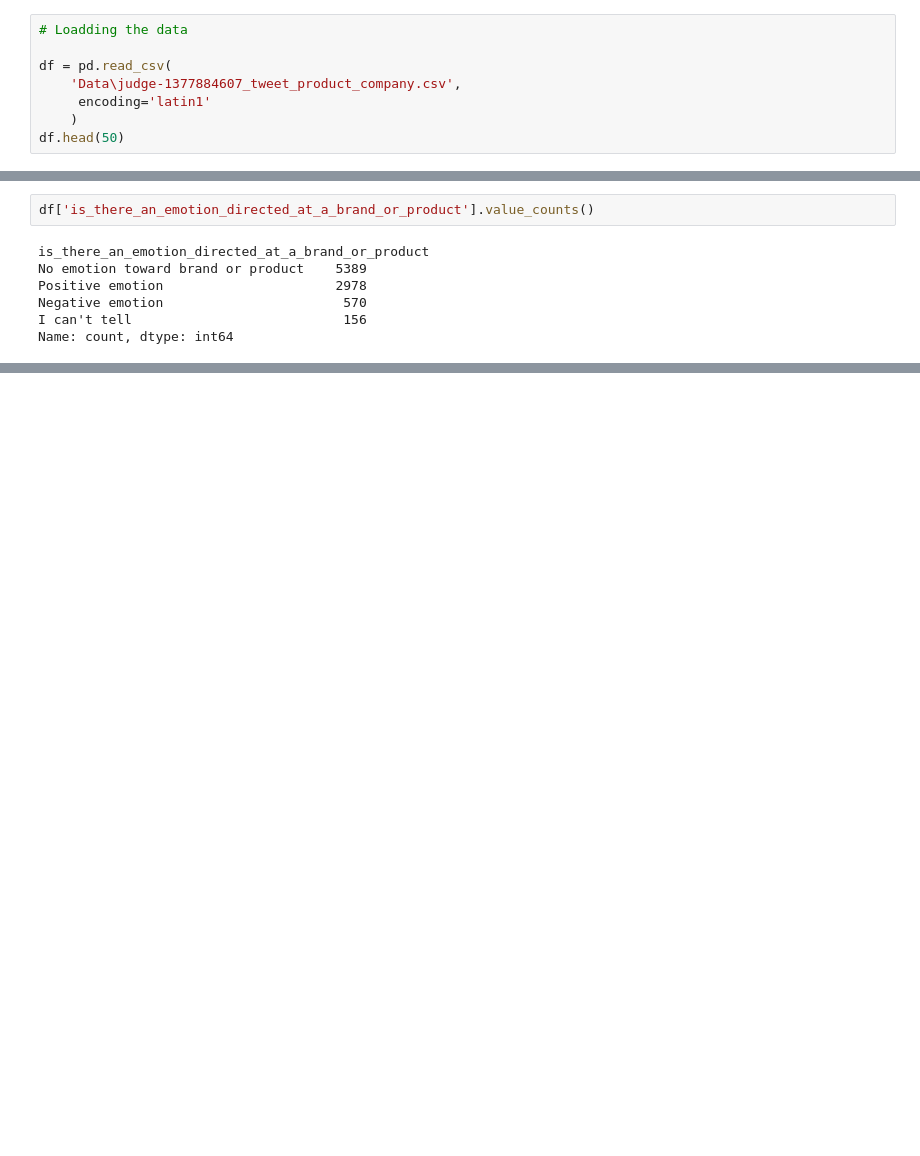
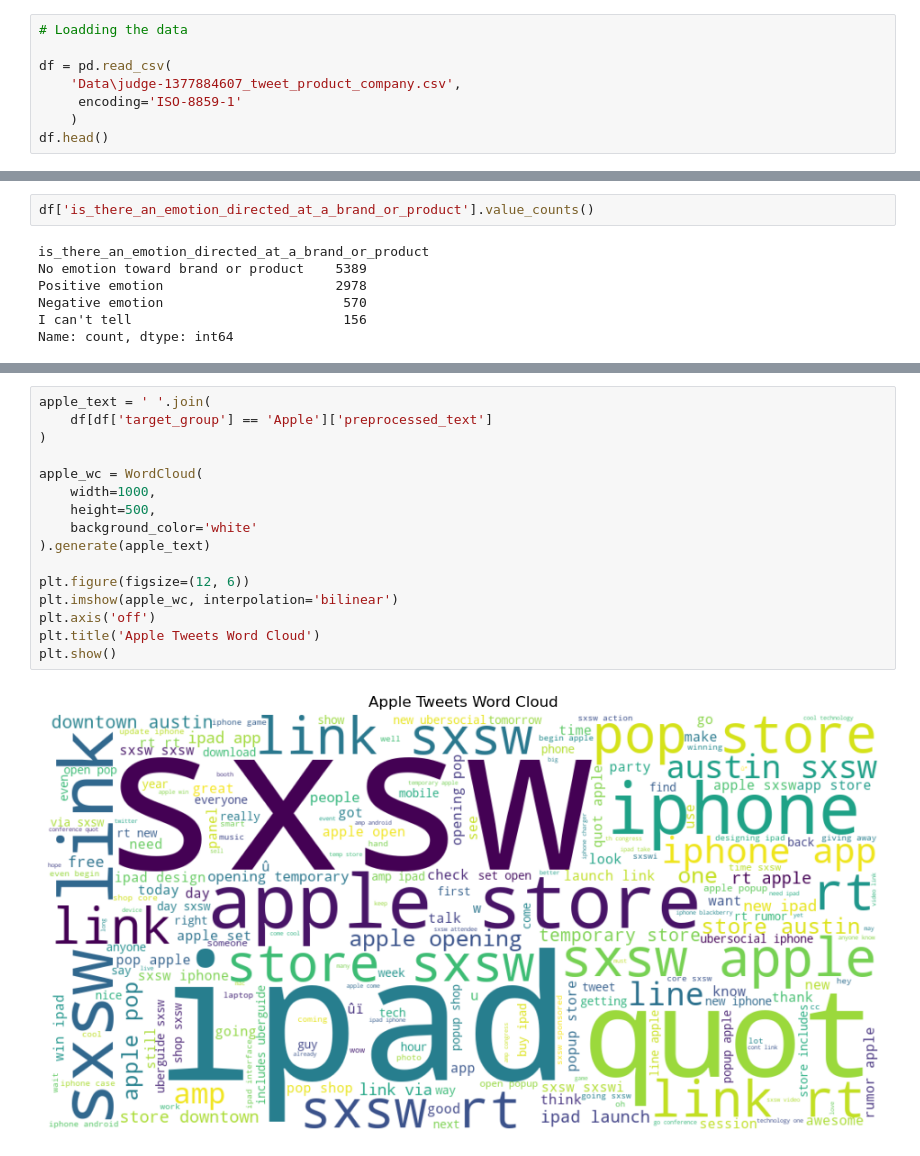
Before and after one commit to Bennie-Kibet/Phase_4-project, a Jupyter notebook: main.ipynb, the cells around one changed output, grey strips where cells are left out. Drawn from its saved outputs; the diff is of its cells as text; blank space fills up the shorter version.

```diff
--- a/main.ipynb
+++ b/main.ipynb
@@ -31,9 +38,9 @@ warnings.filterwarnings('ignore')
 
 df = pd.read_csv(
     'Data\judge-1377884607_tweet_product_company.csv',
-     encoding='latin1'
+     encoding='ISO-8859-1'
     )
-df.head(50)
+df.head()
 # %% [output]
 |  | tweet_text | emotion_in_tweet_is_directed_at | is_there_an_emotion_directed_at_a... |
 | 0 | .@wesley83 I have a 3G iPhone. Af... | iPhone | Negative emotion |
@@ -101,0 +472,18 @@ Name: count, dtype: int64
+# %%
+apple_text = ' '.join(
+    df[df['target_group'] == 'Apple']['preprocessed_text']
+)
+
+apple_wc = WordCloud(
+    width=1000,
+    height=500,
+    background_color='white'
+).generate(apple_text)
+
+plt.figure(figsize=(12, 6))
+plt.imshow(apple_wc, interpolation='bilinear')
+plt.axis('off')
+plt.title('Apple Tweets Word Cloud')
+plt.show()
+# %% [output]
+[figure, added]
```
Also changed, not shown: parts of 37 cells of this notebook.
